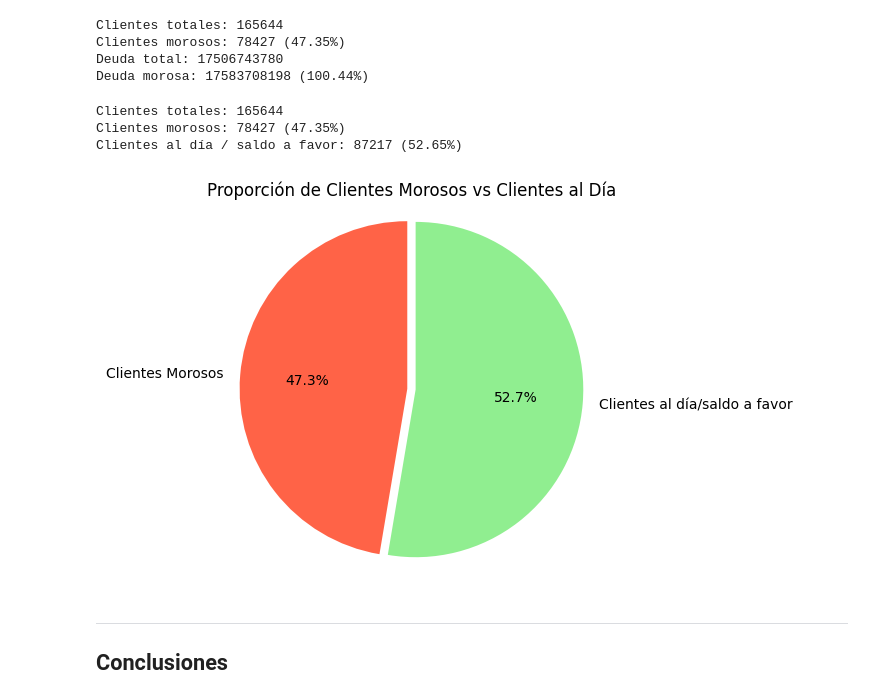
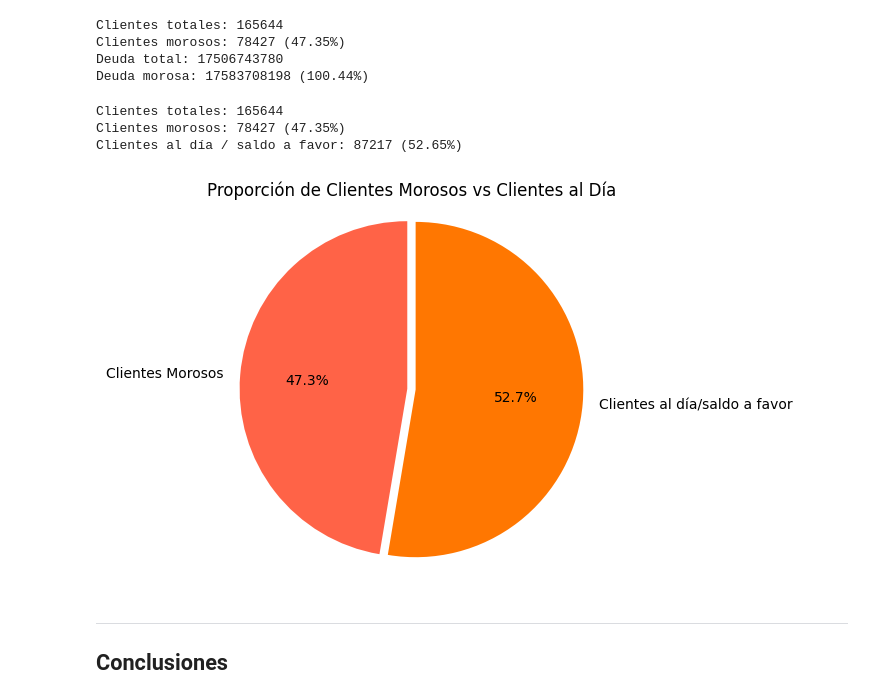
Before and after one commit to Joules17/EDA-Univariado, a Jupyter notebook: Univariado.ipynb, the cells around one changed output. Saved outputs shown, nothing was run; the diff lists cells and outputs as text; code cells hidden in the pictures.

```diff
--- a/Univariado.ipynb
+++ b/Univariado.ipynb
@@ -306,28 +306,29 @@ Deuda morosa: 17583708198 (100.44%)
 # %%
 clientes_morosos = df[df['DEUDA'] > 0]
 clientes_al_dia = df[df['DEUDA'] <= 0]
 
 n_morosos = len(clientes_morosos)
 n_al_dia = len(clientes_al_dia)
 total_clientes = len(df)
 
 print("Clientes totales:", total_clientes)
 print("Clientes morosos:", n_morosos, f"({n_morosos/total_clientes:.2%})")
 print("Clientes al día / saldo a favor:", n_al_dia, f"({n_al_dia/total_clientes:.2%})")
 
 valores = [n_morosos, n_al_dia]
 labels = ["Clientes Morosos", "Clientes al día/saldo a favor"]
-colors = ["tomato", "lightgreen"]
+colors = ["tomato", "#ff7701"]
 
 plt.pie(valores, labels=labels, autopct="%1.1f%%", startangle=90, colors=colors, explode=(0.05,0))
 plt.title("Proporción de Clientes Morosos vs Clientes al Día")
 plt.axis("equal")
+plt.grid(visible=True)
 plt.show()
 # %% [output]
 Clientes totales: 165644
 Clientes morosos: 78427 (47.35%)
 Clientes al día / saldo a favor: 87217 (52.65%)
-[figure, old version]
+[figure, new version]
 # %% [markdown]
 ---
 ## **Conclusiones**
```
